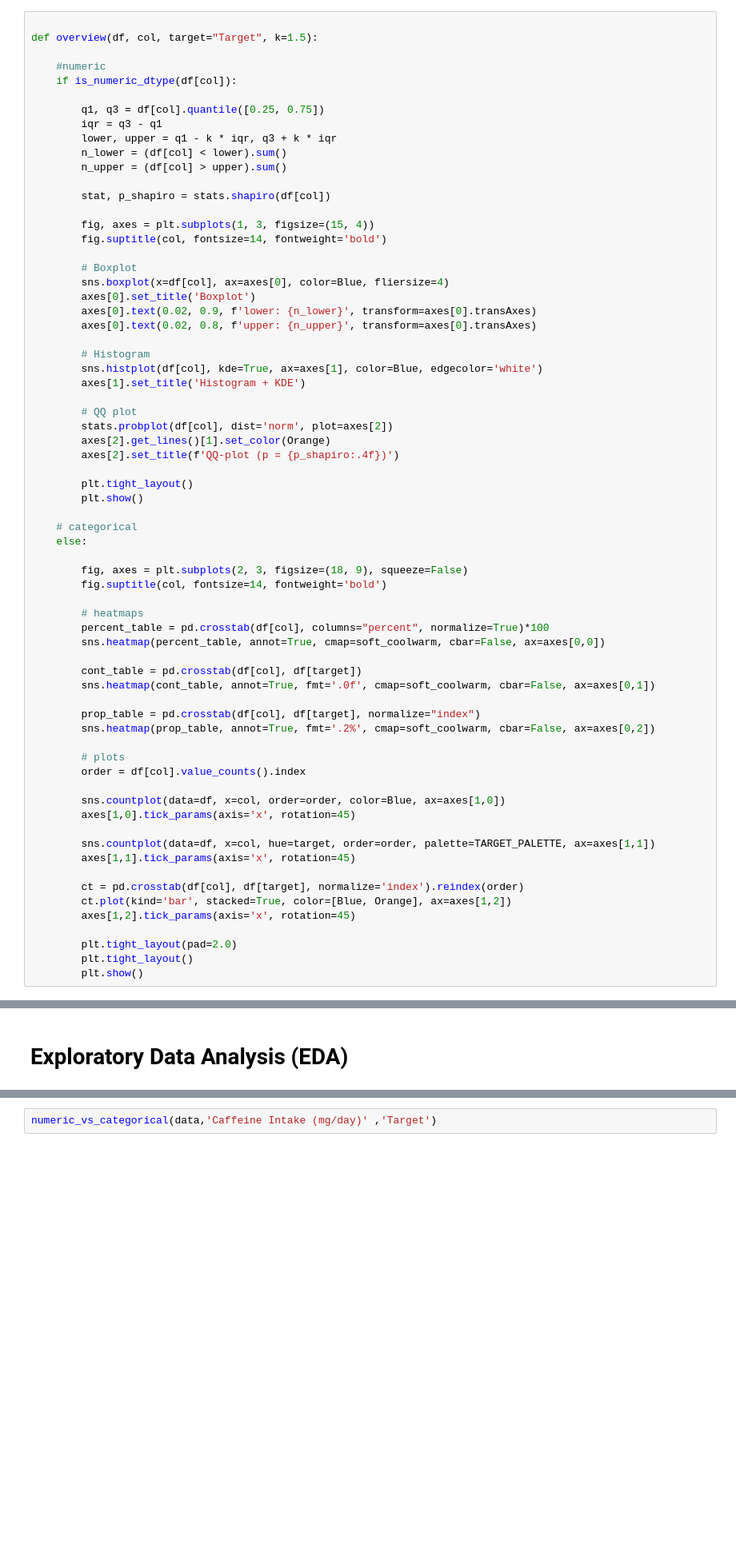
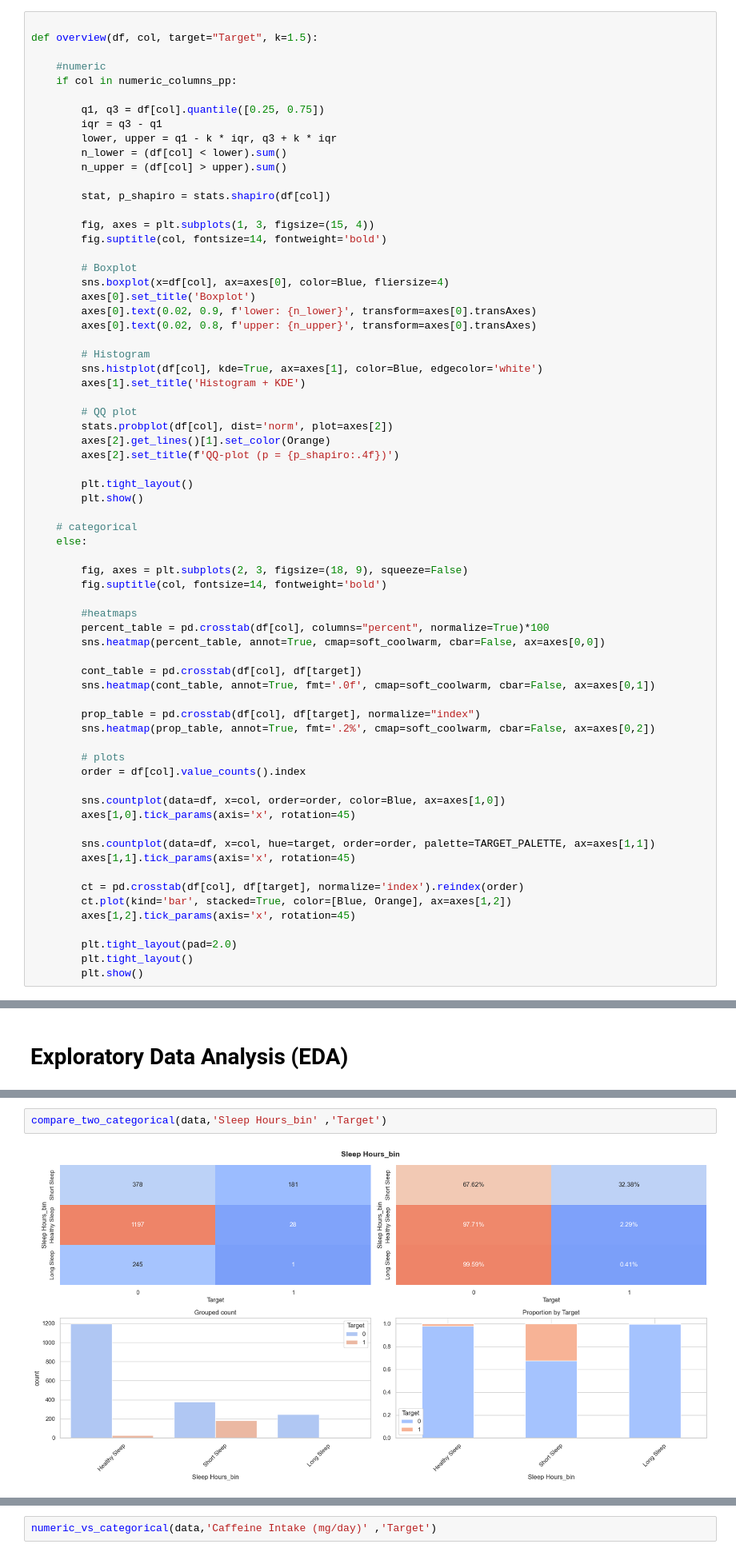
Before and after one commit to sabzparto/BC-mini-project, a Jupyter notebook: pre+visual.ipynb, the cells around one changed output, grey strips where cells are left out. Shown at 80% size. Cells and saved outputs as stored; diff of their text form; blank space fills up the shorter version.

```diff
--- a/pre+visual.ipynb
+++ b/pre+visual.ipynb
@@ -1118,7 +1118,7 @@ soft_coolwarm = mcolors.LinearSegmentedColormap.from_list('soft_coolwarm', color
 def overview(df, col, target="Target", k=1.5):
 
     #numeric
-    if is_numeric_dtype(df[col]):
+    if col in numeric_columns_pp:
 
         q1, q3 = df[col].quantile([0.25, 0.75])
         iqr = q3 - q1
@@ -1155,7 +1155,7 @@ def overview(df, col, target="Target", k=1.5):
         fig, axes = plt.subplots(2, 3, figsize=(18, 9), squeeze=False)
         fig.suptitle(col, fontsize=14, fontweight='bold')
 
-        # heatmaps
+        #heatmaps
         percent_table = pd.crosstab(df[col], columns="percent", normalize=True)*100
         sns.heatmap(percent_table, annot=True, cmap=soft_coolwarm, cbar=False, ax=axes[0,0])
 
@@ -1544,0 +1507,4 @@ Significant difference between 'Sleep Hours' groups
+# %%
+compare_two_categorical(data,'Sleep Hours_bin' ,'Target')
+# %% [output]
+[figure, added]
```
Also changed, not shown: parts of 50 cells of this notebook.
